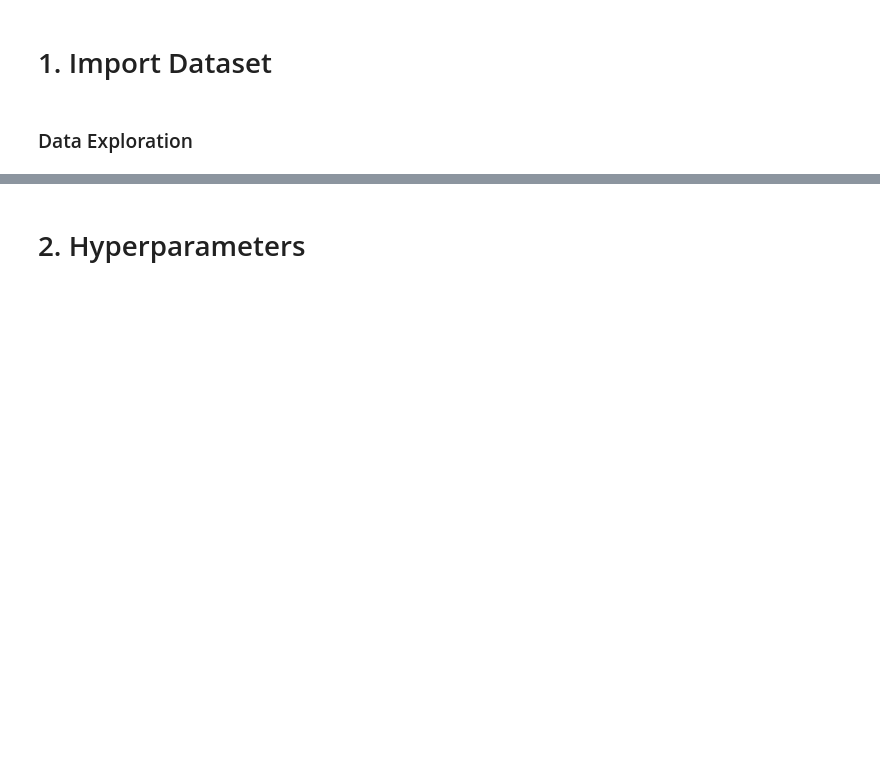
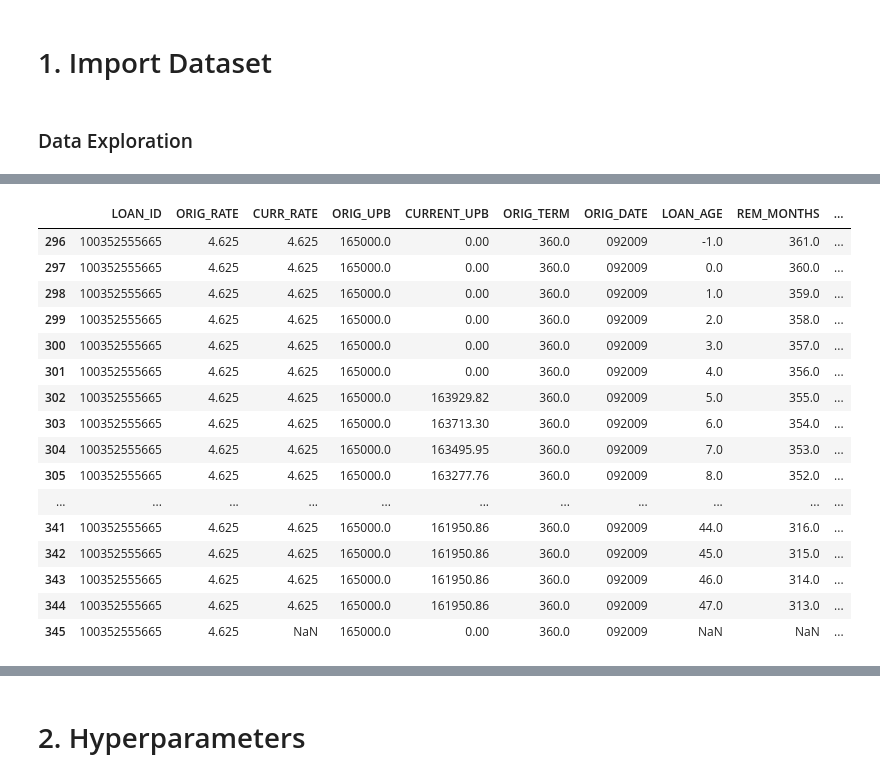
Before and after one commit to madkerpe/poc_ddht_pytorch, a Jupyter notebook: main.ipynb, the cells around one changed output, grey strips where cells are left out. Cells and saved outputs as stored; diff of their text form; code cells hidden in the pictures; blank space fills up the shorter version.

```diff
--- a/main.ipynb
+++ b/main.ipynb
@@ -69,0 +192,20 @@ Name: LOAN_ID, dtype: int64
+# %%
+df[df["LOAN_ID"] == 100352555665]
+# %% [output]
+|  | LOAN_ID | ORIG_RATE | CURR_RATE | ORIG_UPB | CURRENT_UPB | ORIG_TERM | ORIG_DATE | LOAN_AGE | REM_MONTHS | ... |
+| 296 | 100352555665 | 4.625 | 4.625 | 165000.0 | 0.00 | 360.0 | 092009 | -1.0 | 361.0 | ... |
+| 297 | 100352555665 | 4.625 | 4.625 | 165000.0 | 0.00 | 360.0 | 092009 | 0.0 | 360.0 | ... |
+| 298 | 100352555665 | 4.625 | 4.625 | 165000.0 | 0.00 | 360.0 | 092009 | 1.0 | 359.0 | ... |
+| 299 | 100352555665 | 4.625 | 4.625 | 165000.0 | 0.00 | 360.0 | 092009 | 2.0 | 358.0 | ... |
+| 300 | 100352555665 | 4.625 | 4.625 | 165000.0 | 0.00 | 360.0 | 092009 | 3.0 | 357.0 | ... |
+| 301 | 100352555665 | 4.625 | 4.625 | 165000.0 | 0.00 | 360.0 | 092009 | 4.0 | 356.0 | ... |
+| 302 | 100352555665 | 4.625 | 4.625 | 165000.0 | 163929.82 | 360.0 | 092009 | 5.0 | 355.0 | ... |
+| 303 | 100352555665 | 4.625 | 4.625 | 165000.0 | 163713.30 | 360.0 | 092009 | 6.0 | 354.0 | ... |
+| 304 | 100352555665 | 4.625 | 4.625 | 165000.0 | 163495.95 | 360.0 | 092009 | 7.0 | 353.0 | ... |
+| 305 | 100352555665 | 4.625 | 4.625 | 165000.0 | 163277.76 | 360.0 | 092009 | 8.0 | 352.0 | ... |
+| ... | ... | ... | ... | ... | ... | ... | ... | ... | ... | ... |
+| 341 | 100352555665 | 4.625 | 4.625 | 165000.0 | 161950.86 | 360.0 | 092009 | 44.0 | 316.0 | ... |
+| 342 | 100352555665 | 4.625 | 4.625 | 165000.0 | 161950.86 | 360.0 | 092009 | 45.0 | 315.0 | ... |
+| 343 | 100352555665 | 4.625 | 4.625 | 165000.0 | 161950.86 | 360.0 | 092009 | 46.0 | 314.0 | ... |
+| 344 | 100352555665 | 4.625 | 4.625 | 165000.0 | 161950.86 | 360.0 | 092009 | 47.0 | 313.0 | ... |
+| 345 | 100352555665 | 4.625 | NaN | 165000.0 | 0.00 | 360.0 | 092009 | NaN | NaN | ... |
```
Also changed, not shown: parts of 11 cells of this notebook, 1 other file.
